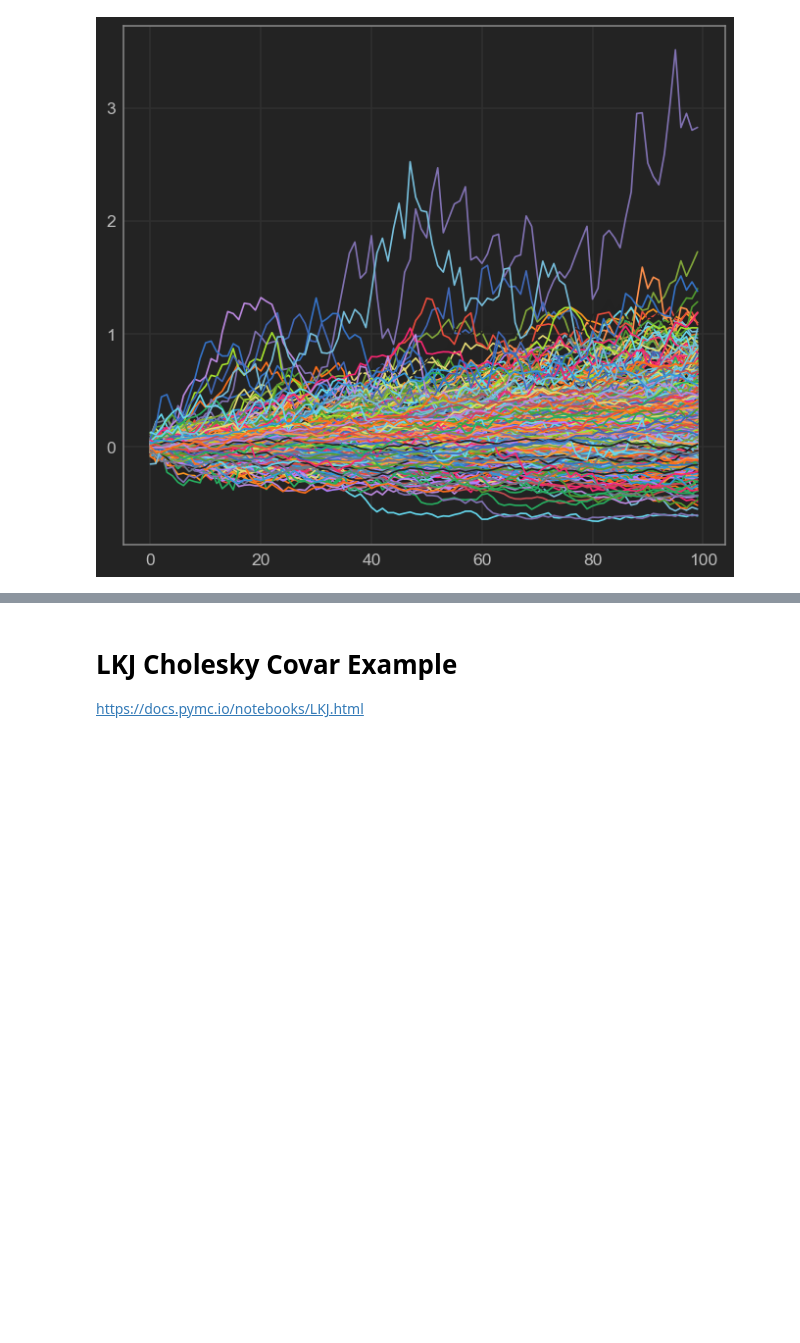
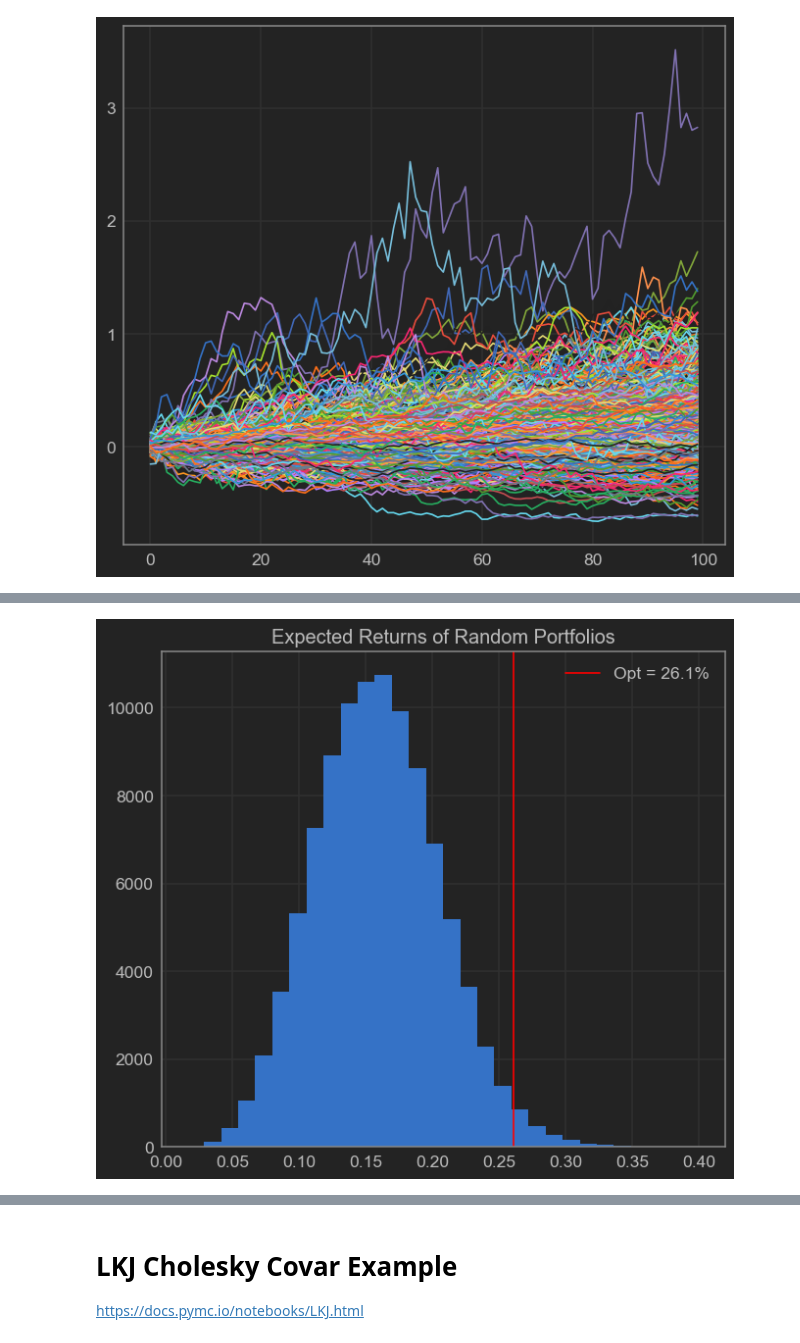
Before and after one commit to Jonathan-Lindbloom/bayesian-projects, a Jupyter notebook: Portfolio Allocation/multivar_student_t/Multivar Student T.ipynb, the cells around one changed output, grey strips where cells are left out. Saved outputs shown, nothing was run; the diff lists cells and outputs as text; code cells hidden in the pictures; blank space fills up the shorter version.

```diff
--- a/Portfolio Allocation/multivar_student_t/Multivar Student T.ipynb
+++ b/Portfolio Allocation/multivar_student_t/Multivar Student T.ipynb
@@ -454,0 +517,8 @@ for j in range(1000):
+# %%
+plt.hist(ex_rand_rets, bins=30)
+plt.axvline(opt_ex_return, color="red", label="Opt = {:.1f}%".format(100*opt_ex_return))
+plt.title("Expected Returns of Random Portfolios")
+plt.legend()
+plt.show()
+# %% [output]
+[figure, added]
```
Also changed, not shown: parts of 11 cells of this notebook, 9 other files.
